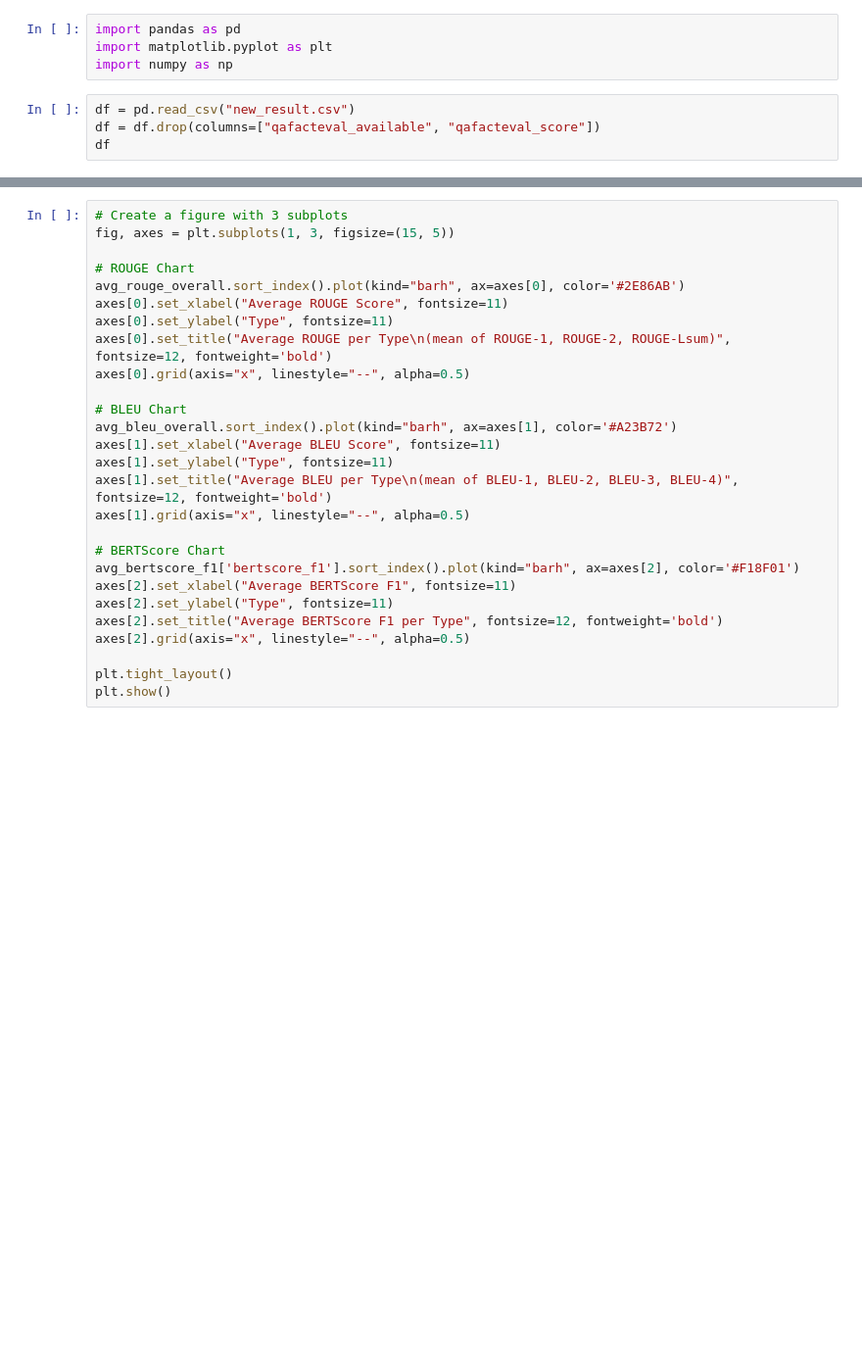
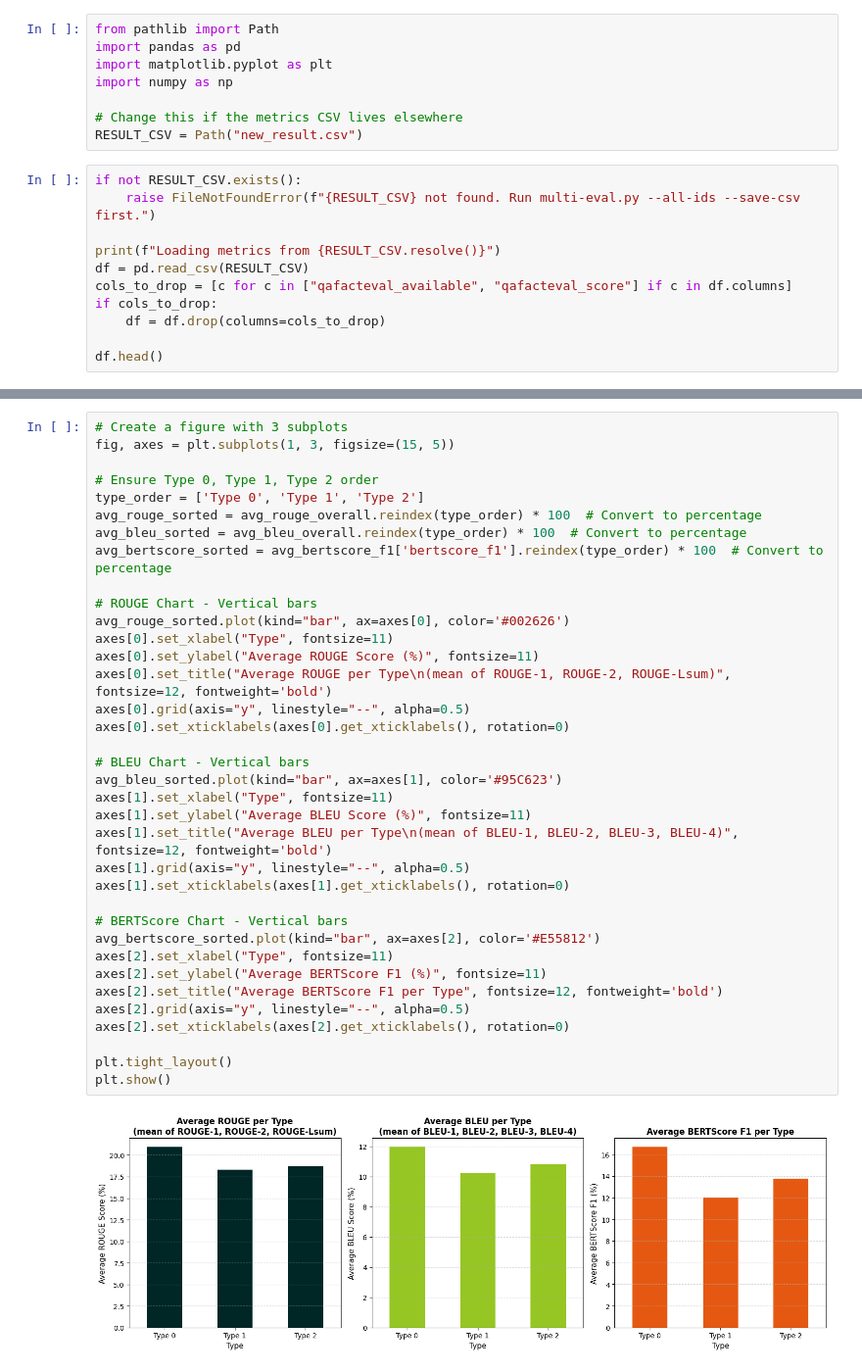
Before and after one commit to edogdu/UCKG, a Jupyter notebook: qa-engine/evaluation/metric_chart.ipynb, the cells around one changed output, grey strips where cells are left out. Shown at 98% size. Saved outputs shown, nothing was run; the diff lists cells and outputs as text; blank space fills up the shorter version.

Commit message:
QA Eval Metric Review

```diff
--- a/qa-engine/evaluation/metric_chart.ipynb
+++ b/qa-engine/evaluation/metric_chart.ipynb
@@ -1,8 +1,19 @@
 # %%
+from pathlib import Path
 import pandas as pd
 import matplotlib.pyplot as plt
 import numpy as np
+
+# Change this if the metrics CSV lives elsewhere
+RESULT_CSV = Path("new_result.csv")
 # %%
-df = pd.read_csv("new_result.csv")
-df = df.drop(columns=["qafacteval_available", "qafacteval_score"])
-df
+if not RESULT_CSV.exists():
+    raise FileNotFoundError(f"{RESULT_CSV} not found. Run multi-eval.py --all-ids --save-csv first.")
+
+print(f"Loading metrics from {RESULT_CSV.resolve()}")
+df = pd.read_csv(RESULT_CSV)
+cols_to_drop = [c for c in ["qafacteval_available", "qafacteval_score"] if c in df.columns]
+if cols_to_drop:
+    df = df.drop(columns=cols_to_drop)
+
+df.head()
@@ -49,30 +91,41 @@ summary_df
 # %%
 # Create a figure with 3 subplots
 fig, axes = plt.subplots(1, 3, figsize=(15, 5))
 
-# ROUGE Chart
-avg_rouge_overall.sort_index().plot(kind="barh", ax=axes[0], color='#2E86AB')
-axes[0].set_xlabel("Average ROUGE Score", fontsize=11)
-axes[0].set_ylabel("Type", fontsize=11)
+# Ensure Type 0, Type 1, Type 2 order
+type_order = ['Type 0', 'Type 1', 'Type 2']
+avg_rouge_sorted = avg_rouge_overall.reindex(type_order) * 100  # Convert to percentage
+avg_bleu_sorted = avg_bleu_overall.reindex(type_order) * 100  # Convert to percentage
+avg_bertscore_sorted = avg_bertscore_f1['bertscore_f1'].reindex(type_order) * 100  # Convert to percentage
+
+# ROUGE Chart - Vertical bars
+avg_rouge_sorted.plot(kind="bar", ax=axes[0], color='#002626')
+axes[0].set_xlabel("Type", fontsize=11)
+axes[0].set_ylabel("Average ROUGE Score (%)", fontsize=11)
 axes[0].set_title("Average ROUGE per Type\n(mean of ROUGE-1, ROUGE-2, ROUGE-Lsum)", fontsize=12, fontweight='bold')
-axes[0].grid(axis="x", linestyle="--", alpha=0.5)
+axes[0].grid(axis="y", linestyle="--", alpha=0.5)
+axes[0].set_xticklabels(axes[0].get_xticklabels(), rotation=0)
 
-# BLEU Chart
-avg_bleu_overall.sort_index().plot(kind="barh", ax=axes[1], color='#A23B72')
-axes[1].set_xlabel("Average BLEU Score", fontsize=11)
-axes[1].set_ylabel("Type", fontsize=11)
+# BLEU Chart - Vertical bars
+avg_bleu_sorted.plot(kind="bar", ax=axes[1], color='#95C623')
+axes[1].set_xlabel("Type", fontsize=11)
+axes[1].set_ylabel("Average BLEU Score (%)", fontsize=11)
 axes[1].set_title("Average BLEU per Type\n(mean of BLEU-1, BLEU-2, BLEU-3, BLEU-4)", fontsize=12, fontweight='bold')
-axes[1].grid(axis="x", linestyle="--", alpha=0.5)
+axes[1].grid(axis="y", linestyle="--", alpha=0.5)
+axes[1].set_xticklabels(axes[1].get_xticklabels(), rotation=0)
 
-# BERTScore Chart
-avg_bertscore_f1['bertscore_f1'].sort_index().plot(kind="barh", ax=axes[2], color='#F18F01')
-axes[2].set_xlabel("Average BERTScore F1", fontsize=11)
-axes[2].set_ylabel("Type", fontsize=11)
+# BERTScore Chart - Vertical bars
+avg_bertscore_sorted.plot(kind="bar", ax=axes[2], color='#E55812')
+axes[2].set_xlabel("Type", fontsize=11)
+axes[2].set_ylabel("Average BERTScore F1 (%)", fontsize=11)
 axes[2].set_title("Average BERTScore F1 per Type", fontsize=12, fontweight='bold')
-axes[2].grid(axis="x", linestyle="--", alpha=0.5)
+axes[2].grid(axis="y", linestyle="--", alpha=0.5)
+axes[2].set_xticklabels(axes[2].get_xticklabels(), rotation=0)
 
 plt.tight_layout()
 plt.show()
+# %% [output]
+[figure, added]
 # %%
 # Combined comparison chart - Normal bar chart with percentage scores
 fig, ax = plt.subplots(figsize=(10, 6))
```
Also changed, not shown: parts of 6 cells of this notebook, 9 other files.
